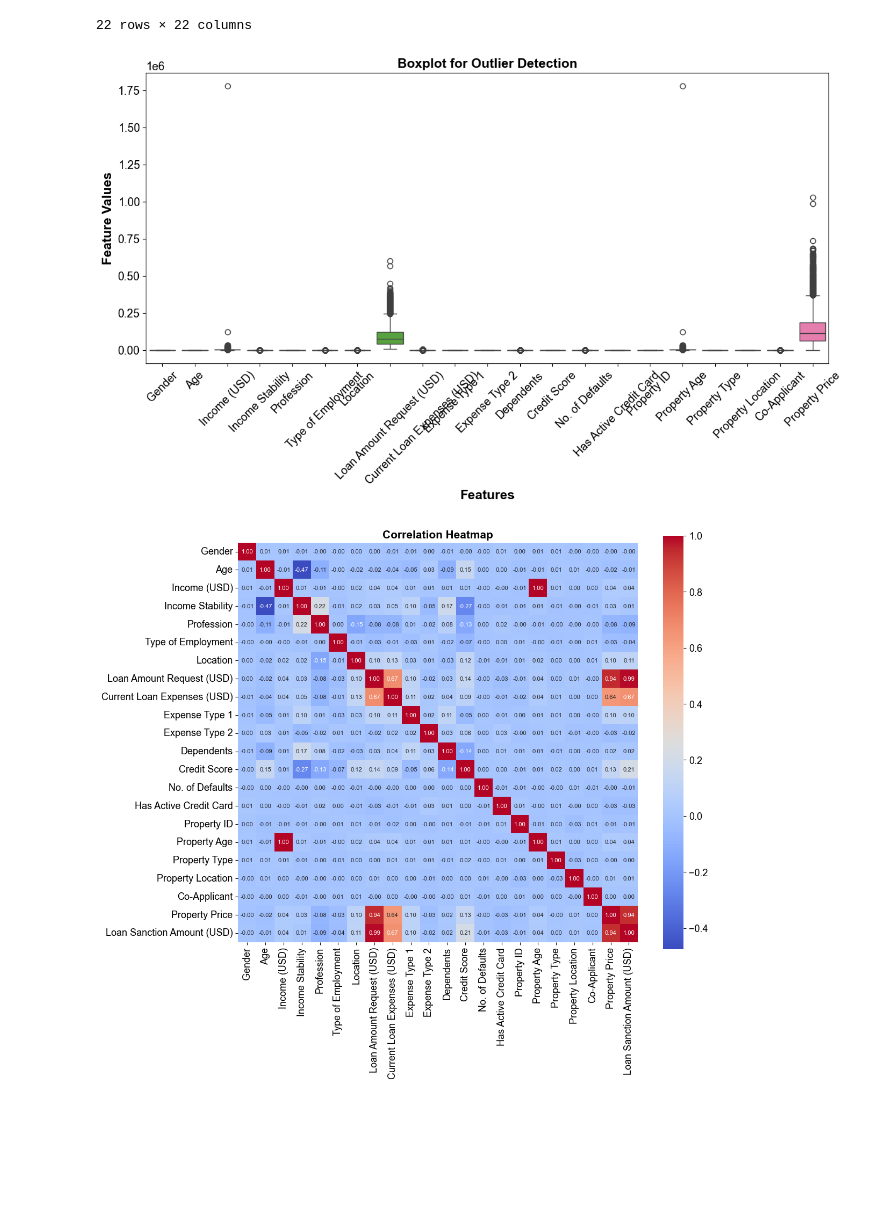
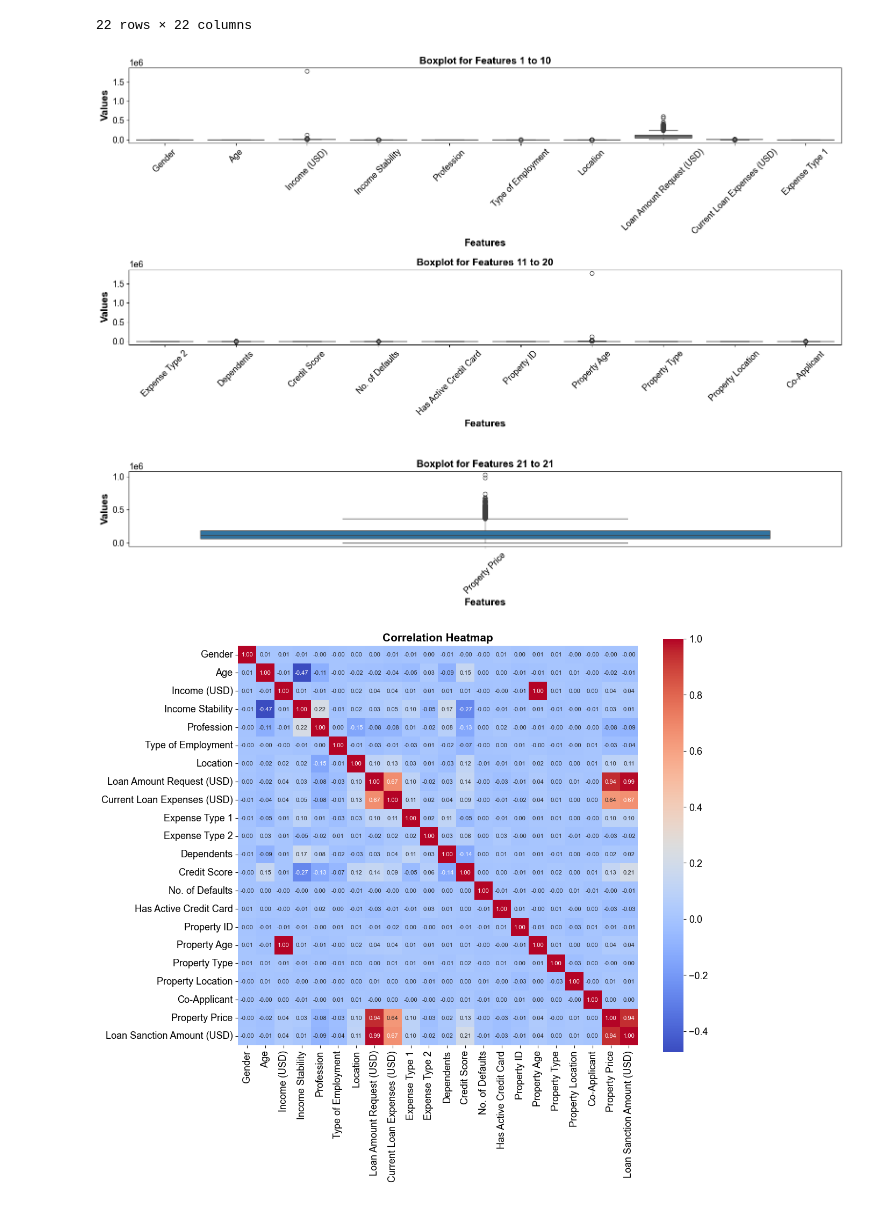
Before and after one commit to Priyadeara2427/ML_Lab_Experiments, a Jupyter notebook: Experiment_3/Assignment_3.ipynb, the cells around one changed output. Drawn from its saved outputs; the diff is of its cells as text; code cells hidden in the pictures; blank space fills up the shorter version.

```diff
--- a/Experiment_3/Assignment_3.ipynb
+++ b/Experiment_3/Assignment_3.ipynb
@@ -450,13 +467,26 @@ corr
 22 rows × 22 columns
 # %%
 ### Boxplot after standard scalar for outliers.
-plt.figure(figsize=(14, 6))
-sns.boxplot(data=X)
-plt.title("Boxplot for Outlier Detection")
-plt.xlabel("Features")
-plt.ylabel("Feature Values")
-plt.xticks(rotation=45)
+
+cols_per_plot = 10  # number of features in each subplot
+total_cols = X.shape[1]
+num_plots = math.ceil(total_cols / cols_per_plot)
+
+fig, axes = plt.subplots(nrows=num_plots, ncols=1, figsize=(16, num_plots*4))
+
+for i in range(num_plots):
+    start_col = i * cols_per_plot
+    end_col = min((i+1) * cols_per_plot, total_cols)
+    subset = X.iloc[:, start_col:end_col]  # select subset of columns
+
+    sns.boxplot(data=subset, ax=axes[i])
+    axes[i].set_title(f"Boxplot for Features {start_col+1} to {end_col}")
+    axes[i].set_xlabel("Features")
+    axes[i].set_ylabel("Values")
+    axes[i].tick_params(axis='x', rotation=45)
+
+plt.tight_layout()
 plt.show()
 # %% [output]
-[figure, old version]
+[figure, new version]
 # %%
```
Also changed, not shown: parts of 29 cells of this notebook, 23 other files.
